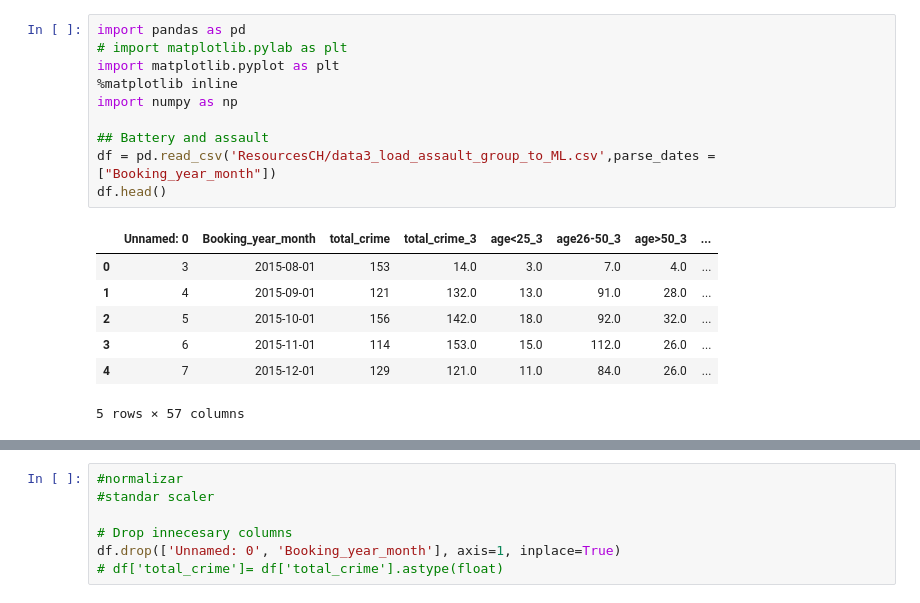
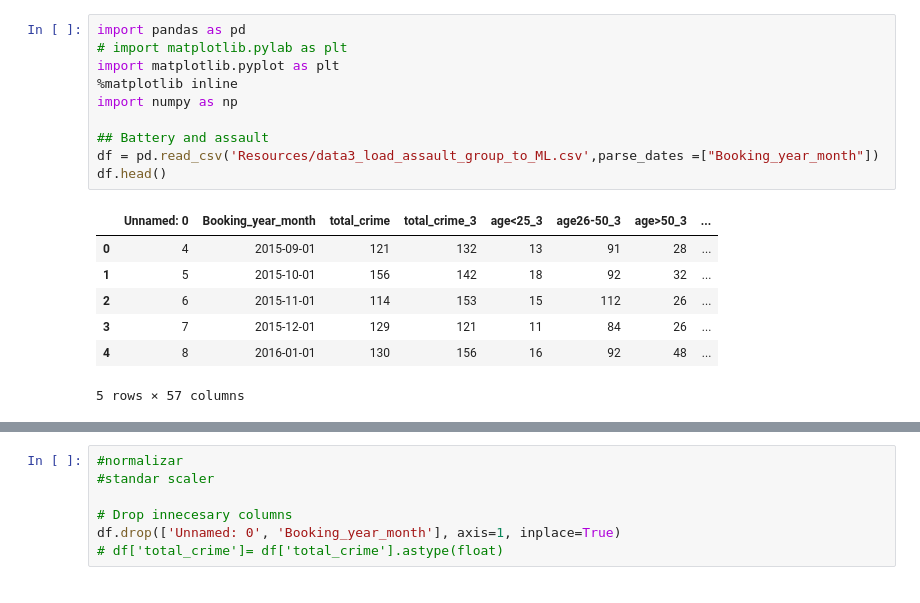
Before and after one commit to cynthiahuallanca/Miami_Crime_2019, a Jupyter notebook: 3_Load_to_ML_test2_Final.ipynb, the cells around one changed output, grey strips where cells are left out. Cells and saved outputs as stored; diff of their text form.

```diff
--- a/3_Load_to_ML_test2_Final.ipynb
+++ b/3_Load_to_ML_test2_Final.ipynb
@@ -1,18 +1,18 @@
 # %%
 import pandas as pd
 # import matplotlib.pylab as plt
 import matplotlib.pyplot as plt
 %matplotlib inline
 import numpy as np
 
 ## Battery and assault
-df = pd.read_csv('ResourcesCH/data3_load_assault_group_to_ML.csv',parse_dates =["Booking_year_month"])
+df = pd.read_csv('Resources/data3_load_assault_group_to_ML.csv',parse_dates =["Booking_year_month"])
 df.head()
 # %% [output]
 |  | Unnamed: 0 | Booking_year_month | total_crime | total_crime_3 | age<25_3 | age26-50_3 | age>50_3 | ... |
-| 0 | 3 | 2015-08-01 | 153 | 14.0 | 3.0 | 7.0 | 4.0 | ... |
-| 1 | 4 | 2015-09-01 | 121 | 132.0 | 13.0 | 91.0 | 28.0 | ... |
-| 2 | 5 | 2015-10-01 | 156 | 142.0 | 18.0 | 92.0 | 32.0 | ... |
-| 3 | 6 | 2015-11-01 | 114 | 153.0 | 15.0 | 112.0 | 26.0 | ... |
-| 4 | 7 | 2015-12-01 | 129 | 121.0 | 11.0 | 84.0 | 26.0 | ... |
+| 0 | 4 | 2015-09-01 | 121 | 132 | 13 | 91 | 28 | ... |
+| 1 | 5 | 2015-10-01 | 156 | 142 | 18 | 92 | 32 | ... |
+| 2 | 6 | 2015-11-01 | 114 | 153 | 15 | 112 | 26 | ... |
+| 3 | 7 | 2015-12-01 | 129 | 121 | 11 | 84 | 26 | ... |
+| 4 | 8 | 2016-01-01 | 130 | 156 | 16 | 92 | 48 | ... |
 5 rows × 57 columns
```
Also changed, not shown: parts of 30 cells of this notebook.
